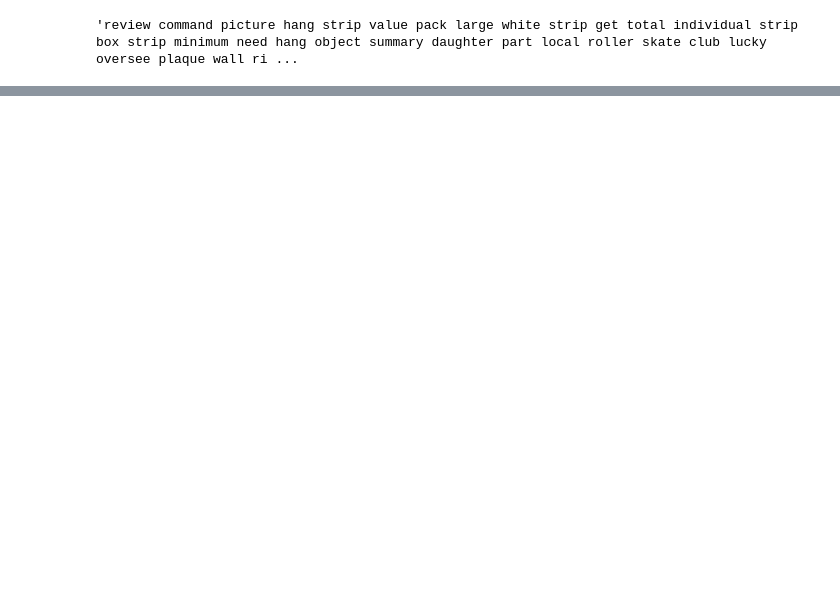
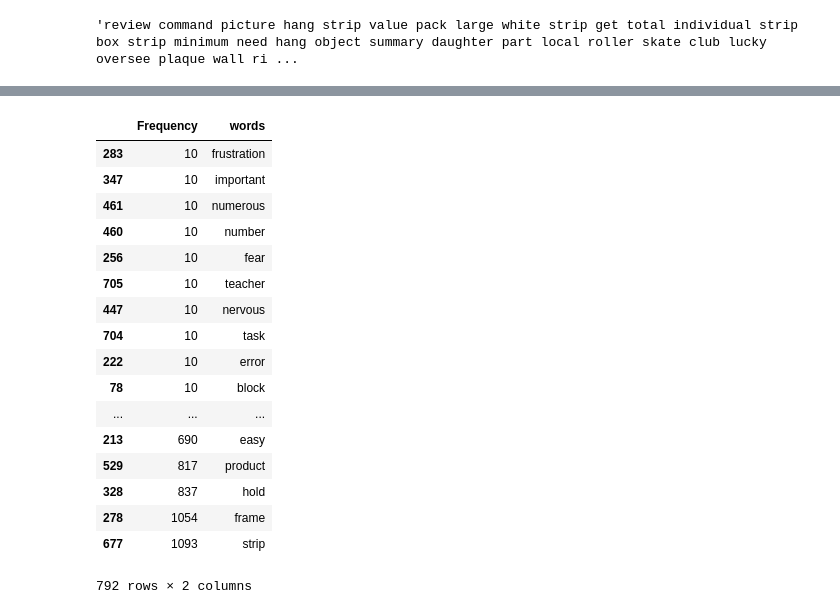
Before and after one commit to singhmanish979/Text-Anlaytics, a Jupyter notebook: Topic Modelling Assignments.ipynb, the cells around one changed output, grey strips where cells are left out. Cells and saved outputs as stored; diff of their text form; code cells hidden in the pictures; blank space fills up the shorter version.

```diff
--- a/Topic Modelling Assignments.ipynb
+++ b/Topic Modelling Assignments.ipynb
@@ -125,2 +146,23 @@ count_data
+# %%
+vec_data
+# %% [output]
+|  | Frequency | words |
+| 283 | 10 | frustration |
+| 347 | 10 | important |
+| 461 | 10 | numerous |
+| 460 | 10 | number |
+| 256 | 10 | fear |
+| 705 | 10 | teacher |
+| 447 | 10 | nervous |
+| 704 | 10 | task |
+| 222 | 10 | error |
+| 78 | 10 | block |
+| ... | ... | ... |
+| 213 | 690 | easy |
+| 529 | 817 | product |
+| 328 | 837 | hold |
+| 278 | 1054 | frame |
+| 677 | 1093 | strip |
+792 rows × 2 columns
 # %%
 # Set parameters
```
Also changed, not shown: parts of 48 cells of this notebook.
